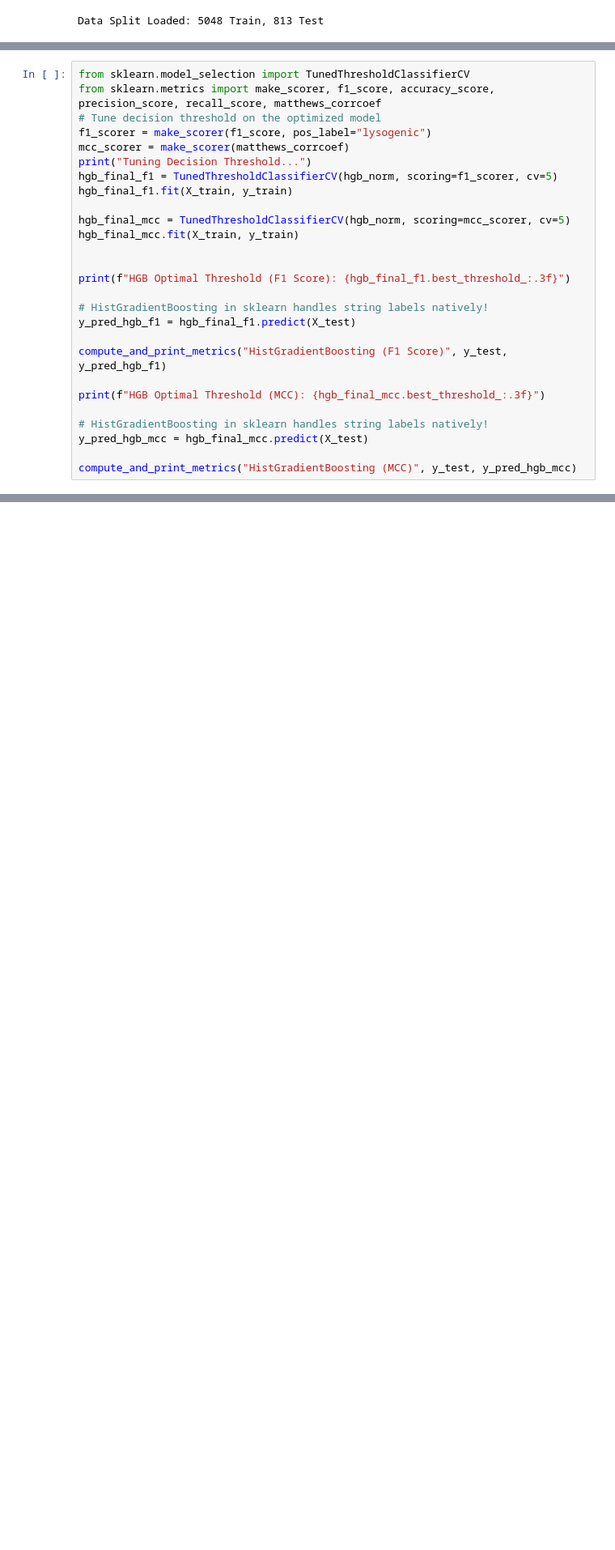
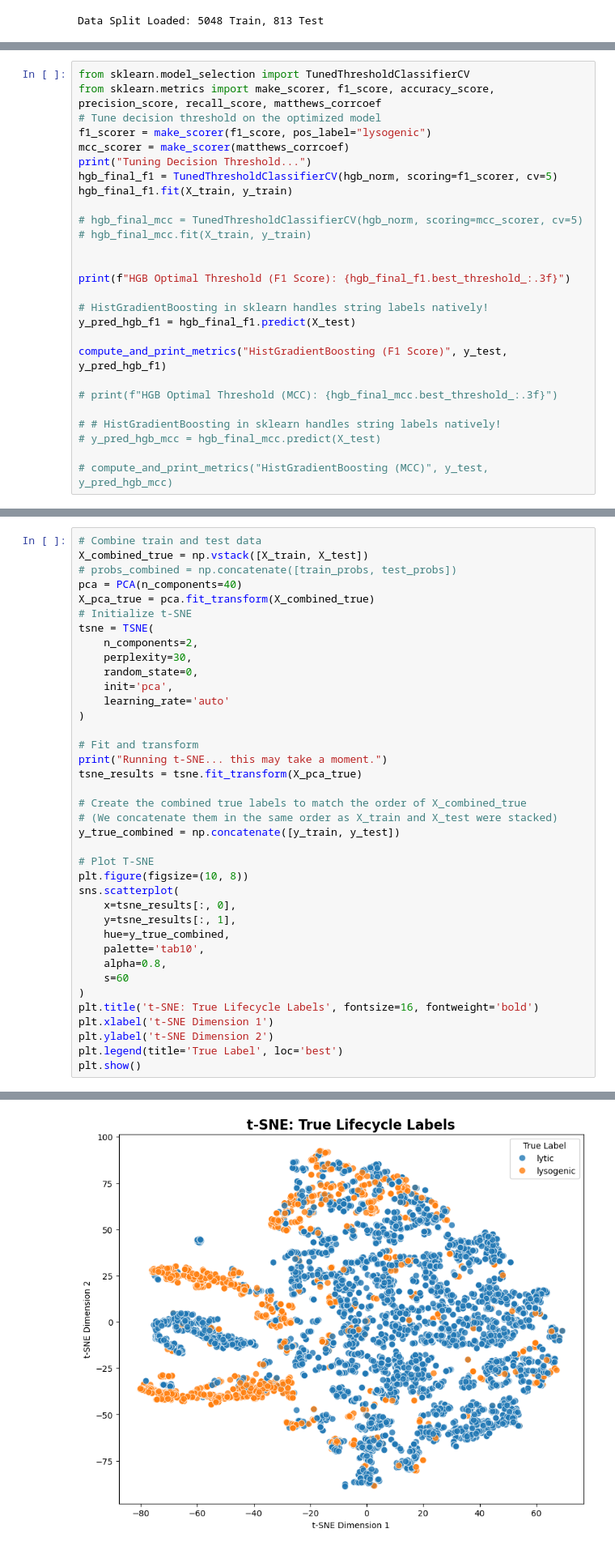
Before and after one commit to francescostellaa/cluster_dei, a Jupyter notebook: src/classifcation_analysis_clustering.ipynb, the cells around one changed output, grey strips where cells are left out. Shown at 81% size. Saved outputs shown, nothing was run; the diff lists cells and outputs as text; blank space fills up the shorter version.

```diff
--- a/src/classifcation_analysis_clustering.ipynb
+++ b/src/classifcation_analysis_clustering.ipynb
@@ -196,8 +198,8 @@ print("Tuning Decision Threshold...")
 hgb_final_f1 = TunedThresholdClassifierCV(hgb_norm, scoring=f1_scorer, cv=5)
 hgb_final_f1.fit(X_train, y_train)
 
-hgb_final_mcc = TunedThresholdClassifierCV(hgb_norm, scoring=mcc_scorer, cv=5)
-hgb_final_mcc.fit(X_train, y_train)
+# hgb_final_mcc = TunedThresholdClassifierCV(hgb_norm, scoring=mcc_scorer, cv=5)
+# hgb_final_mcc.fit(X_train, y_train)
 
 
 print(f"HGB Optimal Threshold (F1 Score): {hgb_final_f1.best_threshold_:.3f}")
@@ -207,11 +209,11 @@ y_pred_hgb_f1 = hgb_final_f1.predict(X_test)
 
 compute_and_print_metrics("HistGradientBoosting (F1 Score)", y_test, y_pred_hgb_f1)
 
-print(f"HGB Optimal Threshold (MCC): {hgb_final_mcc.best_threshold_:.3f}")
+# print(f"HGB Optimal Threshold (MCC): {hgb_final_mcc.best_threshold_:.3f}")
 
-# HistGradientBoosting in sklearn handles string labels natively!
-y_pred_hgb_mcc = hgb_final_mcc.predict(X_test)
+# # HistGradientBoosting in sklearn handles string labels natively!
+# y_pred_hgb_mcc = hgb_final_mcc.predict(X_test)
 
-compute_and_print_metrics("HistGradientBoosting (MCC)", y_test, y_pred_hgb_mcc)
+# compute_and_print_metrics("HistGradientBoosting (MCC)", y_test, y_pred_hgb_mcc)
 # %% [output]
 Tuning Decision Threshold...
@@ -475,0 +385,39 @@ plt.show()
+# %%
+# Combine train and test data
+X_combined_true = np.vstack([X_train, X_test])
+# probs_combined = np.concatenate([train_probs, test_probs])
+pca = PCA(n_components=40)
+X_pca_true = pca.fit_transform(X_combined_true)
+# Initialize t-SNE
+tsne = TSNE(
+    n_components=2,
+    perplexity=30,
+    random_state=0,
+    init='pca',
+    learning_rate='auto'
+)
+
+# Fit and transform
+print("Running t-SNE... this may take a moment.")
+tsne_results = tsne.fit_transform(X_pca_true)
+
+# Create the combined true labels to match the order of X_combined_true
+# (We concatenate them in the same order as X_train and X_test were stacked)
+y_true_combined = np.concatenate([y_train, y_test])
+
+# Plot T-SNE
+plt.figure(figsize=(10, 8))
+sns.scatterplot(
+    x=tsne_results[:, 0],
+    y=tsne_results[:, 1],
+    hue=y_true_combined,
+    palette='tab10',
+    alpha=0.8,
+    s=60
+)
+plt.title('t-SNE: True Lifecycle Labels', fontsize=16, fontweight='bold')
+plt.xlabel('t-SNE Dimension 1')
+plt.ylabel('t-SNE Dimension 2')
+plt.legend(title='True Label', loc='best')
+plt.show()
+# %% [output]
@@ -475,0 +425 @@ plt.show()
+[figure, added]
```
Also changed, not shown: parts of 14 cells of this notebook, 2 other files.
